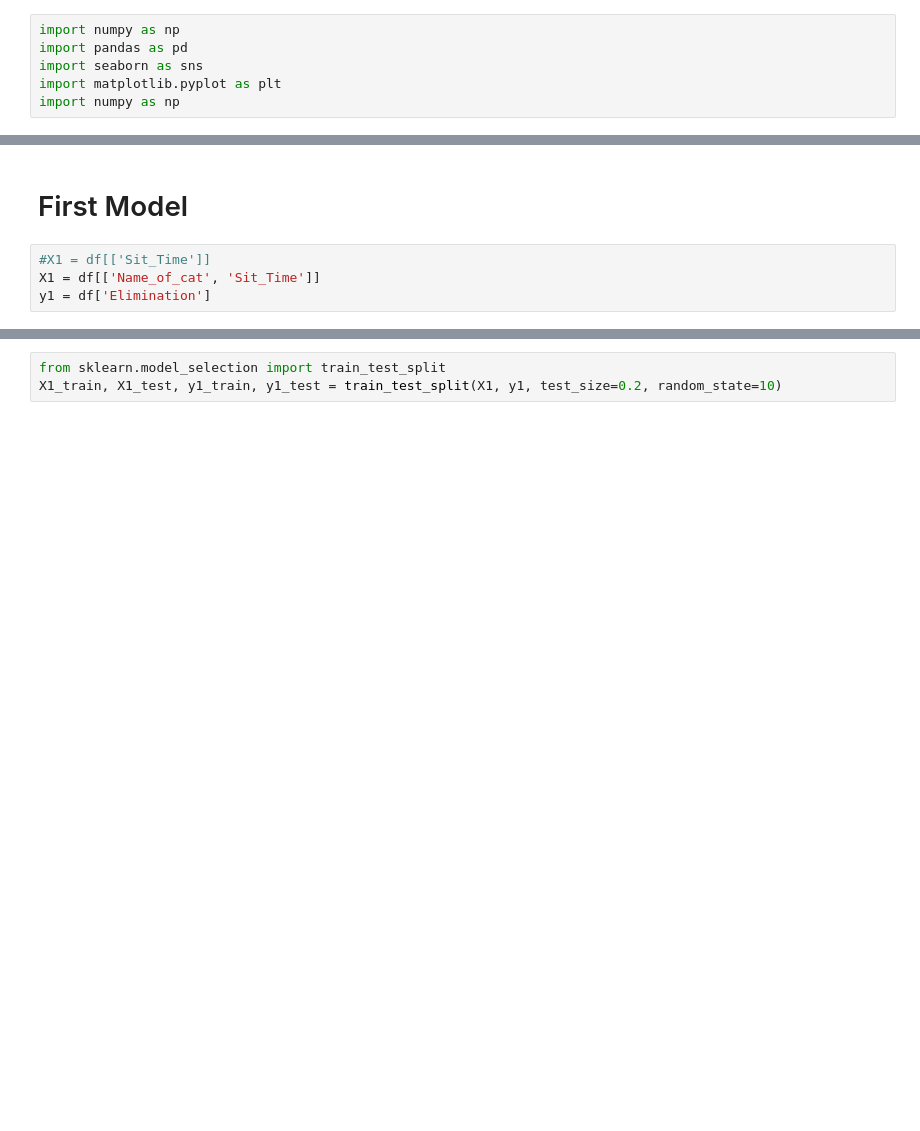
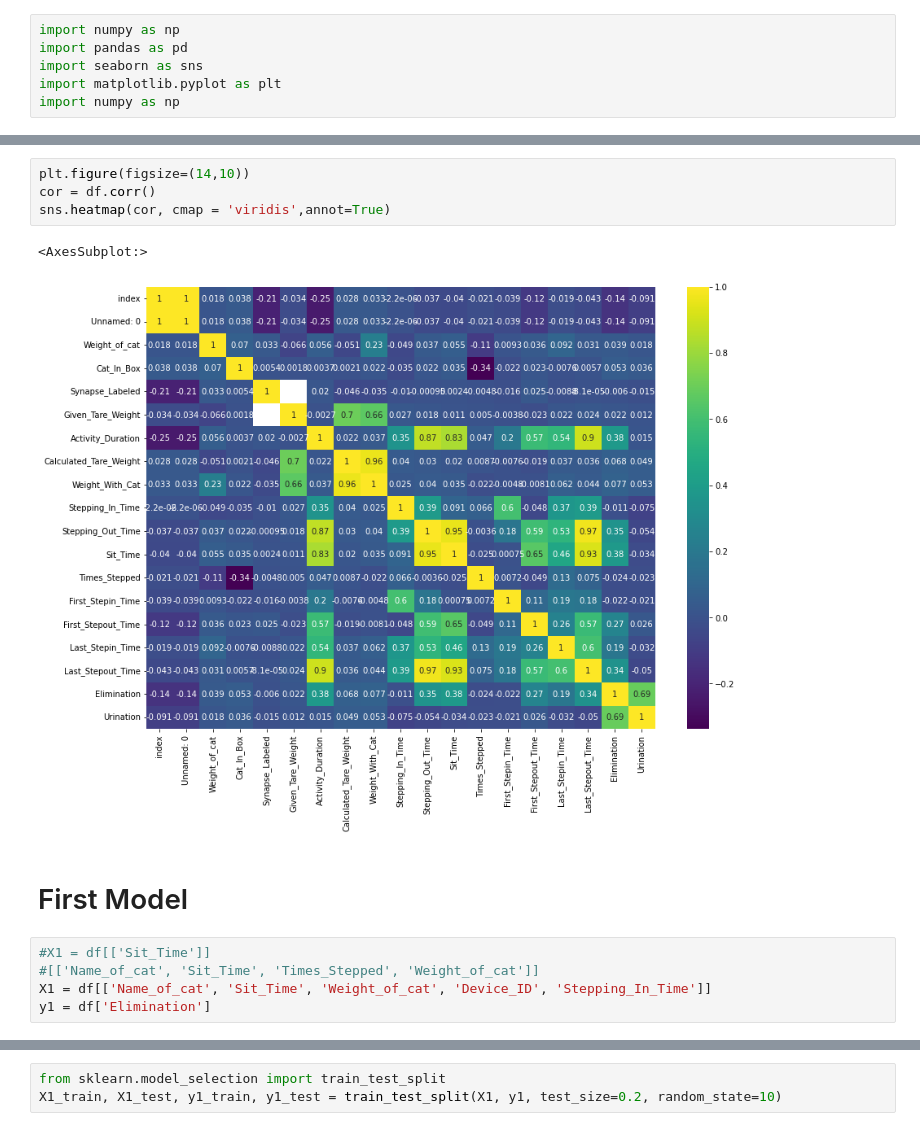
Before and after one commit to Kaushik002-git/PIP_Case_Study, a Jupyter notebook: Modeling.ipynb, the cells around one changed output, grey strips where cells are left out. Cells and saved outputs as stored; diff of their text form; blank space fills up the shorter version.

```diff
--- a/Modeling.ipynb
+++ b/Modeling.ipynb
@@ -43,8 +68,16 @@ df
+# %%
+plt.figure(figsize=(14,10))
+cor = df.corr()
+sns.heatmap(cor, cmap = 'viridis',annot=True)
+# %% [output]
+<AxesSubplot:>
+[figure, added]
 # %% [markdown]
 # First Model
 # %%
 #X1 = df[['Sit_Time']]
-X1 = df[['Name_of_cat', 'Sit_Time']]
+#[['Name_of_cat', 'Sit_Time', 'Times_Stepped', 'Weight_of_cat']]
+X1 = df[['Name_of_cat', 'Sit_Time', 'Weight_of_cat', 'Device_ID', 'Stepping_In_Time']]
 y1 = df['Elimination']
 # %%
 from sklearn.preprocessing import OneHotEncoder
```
Also changed, not shown: parts of 25 cells of this notebook, 4 other files.
